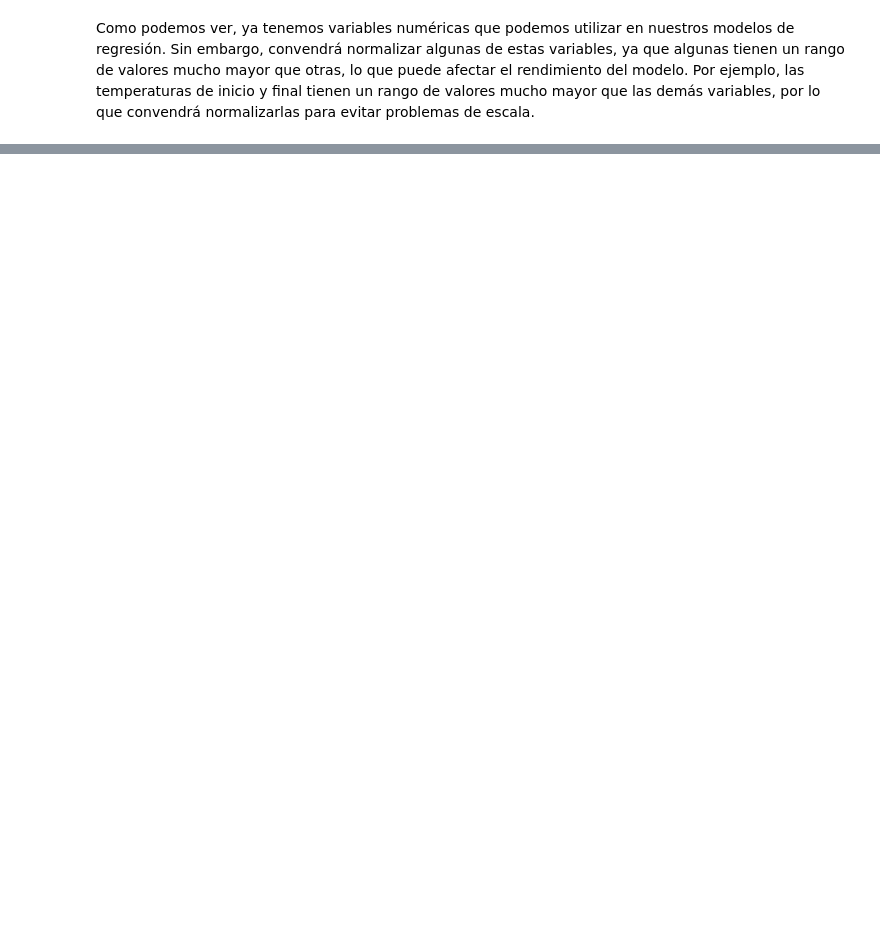
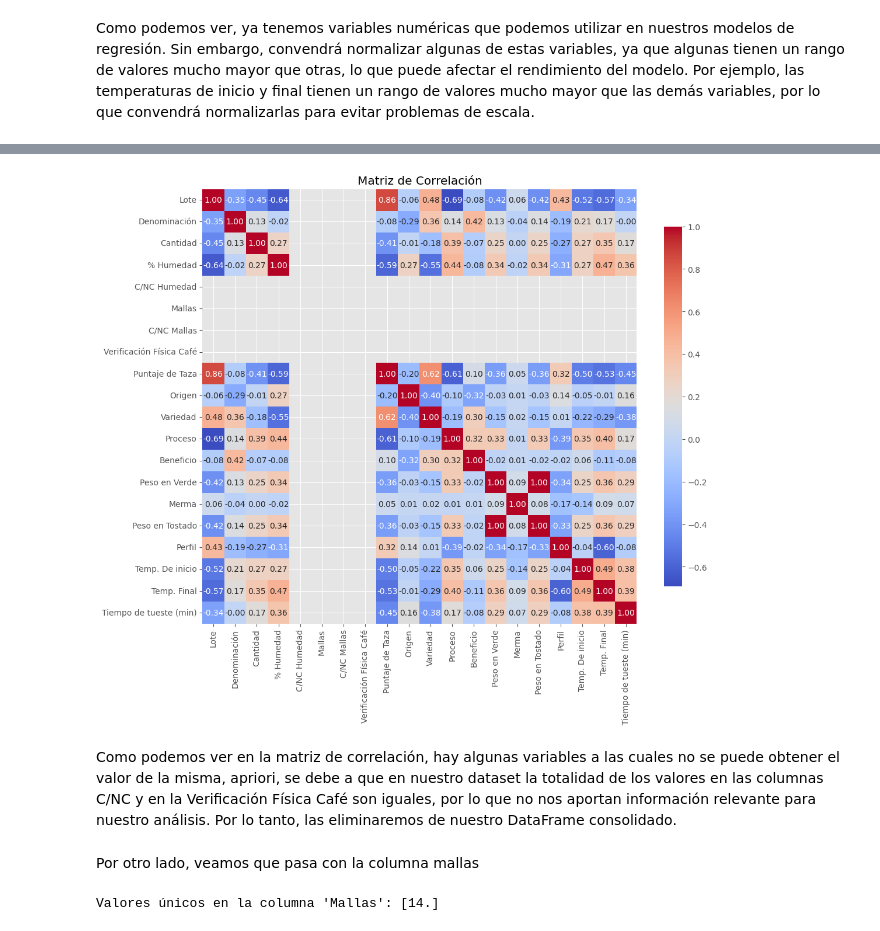
Before and after one commit to leodavid0109/Aprendizaje_Automatico, a Jupyter notebook: Tarea Café/Proyecto Café.ipynb, the cells around one changed output, grey strips where cells are left out. Saved outputs shown, nothing was run; the diff lists cells and outputs as text; code cells hidden in the pictures; blank space fills up the shorter version.

```diff
--- a/Tarea Café/Proyecto Café.ipynb
+++ b/Tarea Café/Proyecto Café.ipynb
@@ -517,0 +571,3 @@ data_consolidado.head()
+# %%
+# Eliminamos las filas con valores NaN
+data_consolidado = data_consolidado.dropna()# Revisamos las primeras filas del DataFrame consolidado después de eliminar las filas con valores Na
@@ -519,0 +617,12 @@ Este DataFrame consolidado contiene toda la información relevante para nuestro
+# %%
+# Correlación entre las variables
+correlacion = data_consolidado.corr()
+# Visualización de la matriz de correlación
+plt.figure(figsize=(12, 10))
+sns.heatmap(correlacion, annot=True, fmt=".2f", cmap='coolwarm', square=True, cbar_kws={"shrink": .8})
+plt.title('Matriz de Correlación')
+plt.show()
+# %% [output]
+[figure, added]
+# %% [markdown]
+Como podemos ver en la matriz de correlación, hay algunas variables a las cuales no se puede obtener el valor de la misma, apriori, se debe a que en nuestro dataset la totalidad de los valores en las columnas C/NC y en la Verificación Física Café son iguales, por lo que no nos aportan información relevante para nuestro análisis. Por lo tanto, las eliminaremos de nuestro DataFrame consolidado.
@@ -519,0 +632,11 @@ Este DataFrame consolidado contiene toda la información relevante para nuestro
+# %% [markdown]
+Por otro lado, veamos que pasa con la columna mallas
+# %%
+# Distintos valores de la columna "Mallas"
+mallas_unicas = data_consolidado['Mallas'].unique()
+print("Valores únicos en la columna 'Mallas':", mallas_unicas)
+# Eliminar la columna "Mallas" si contiene un único valor
+if len(mallas_unicas) == 1:
+    data_consolidado = data_consolidado.drop(columns=['Mallas'])
+# %% [output]
+Valores únicos en la columna 'Mallas': [14.]
```
Also changed, not shown: parts of 51 cells of this notebook.
